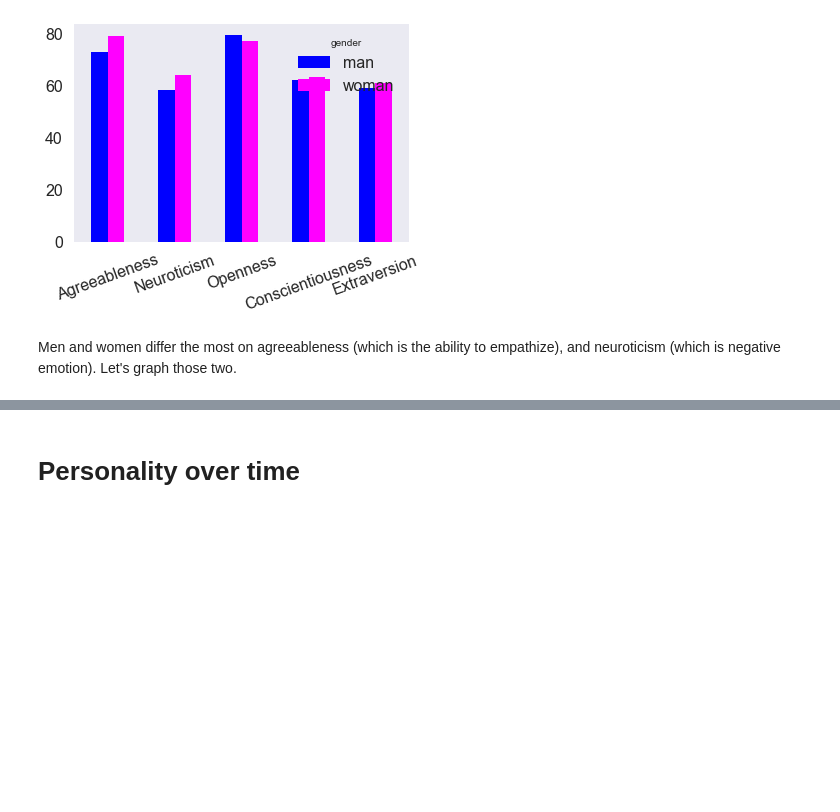
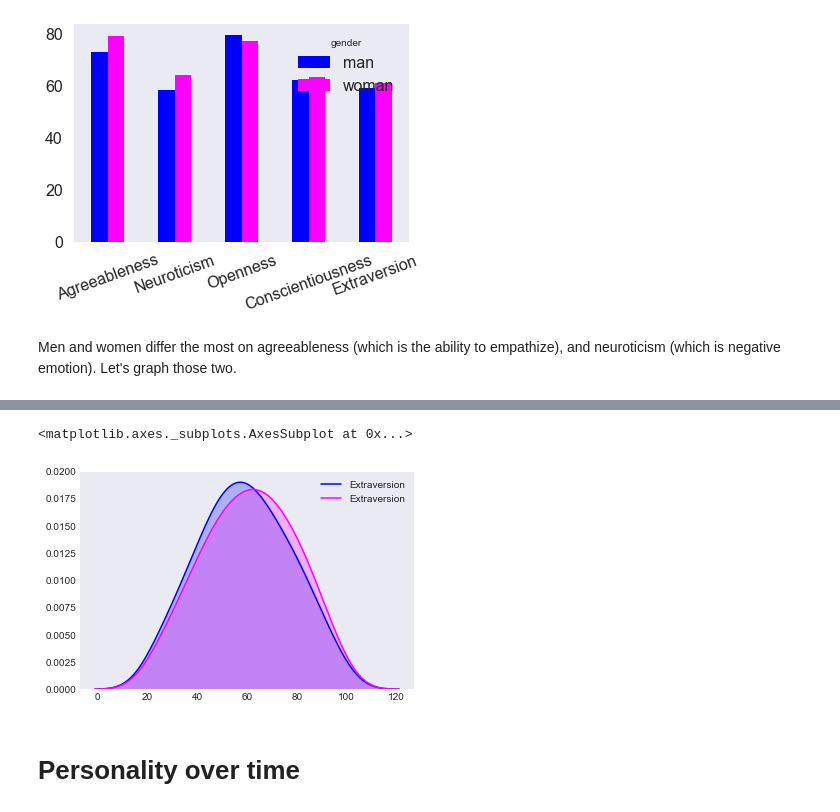
Before and after one commit to vincefav/big-five-age-and-gender, a Jupyter notebook: Big five - Age and gender.ipynb, the cells around one changed output, grey strips where cells are left out. Saved outputs shown, nothing was run; the diff lists cells and outputs as text; code cells hidden in the pictures; blank space fills up the shorter version.

Commit message:
feat: Add extraversion kdeplot

```diff
--- a/Big five - Age and gender.ipynb
+++ b/Big five - Age and gender.ipynb
@@ -189,3 +191,9 @@ sns.kdeplot(women.Neuroticism, color='magenta', shade=True, bw=7)
+# %%
+sns.kdeplot(men.Extraversion, color='blue', shade=True, bw=7)
+sns.kdeplot(women.Extraversion, color='magenta', shade=True, bw=7)
+# %% [output]
+<matplotlib.axes._subplots.AxesSubplot at 0x...>
+[figure, added]
 # %% [markdown]
 # Personality over time
 # %%
```
Also changed, not shown: parts of 10 cells of this notebook.
